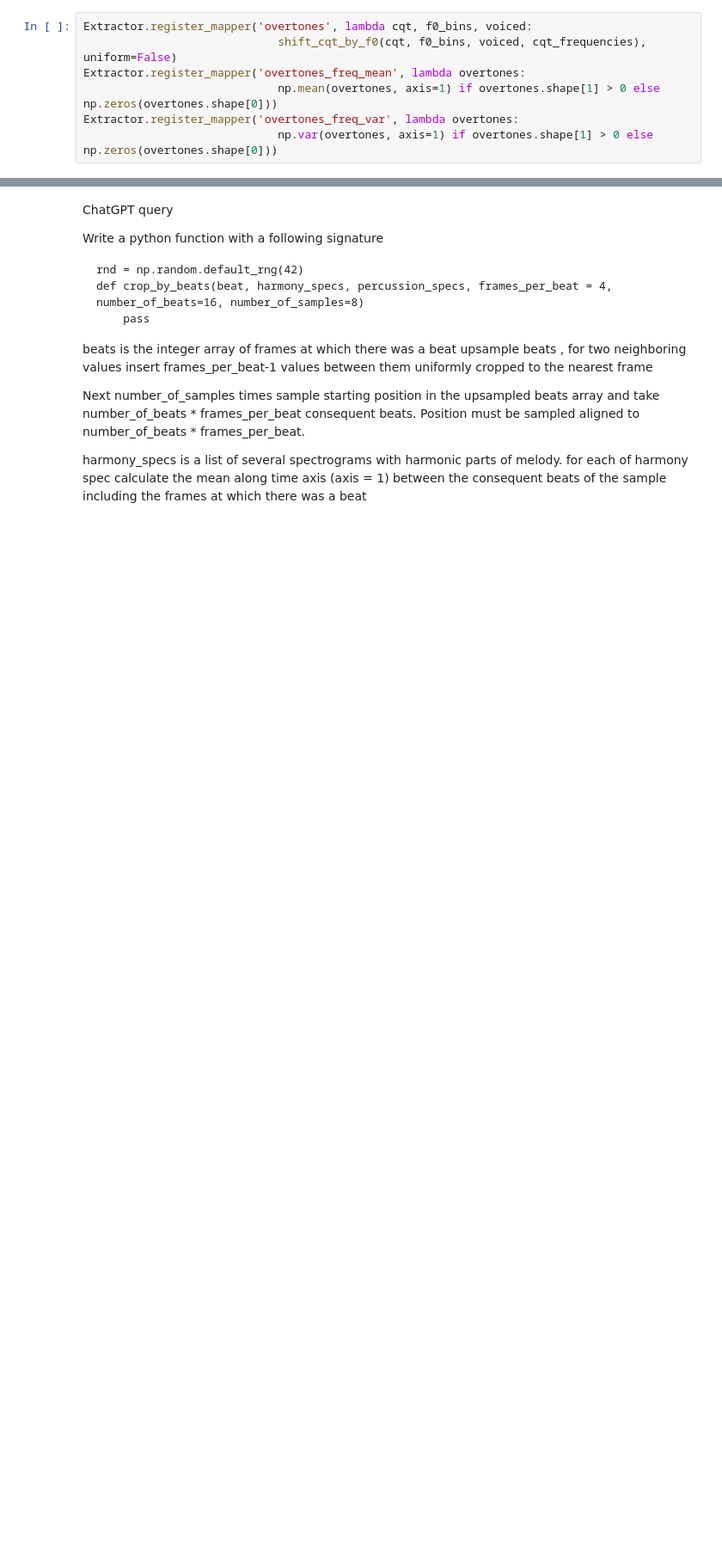
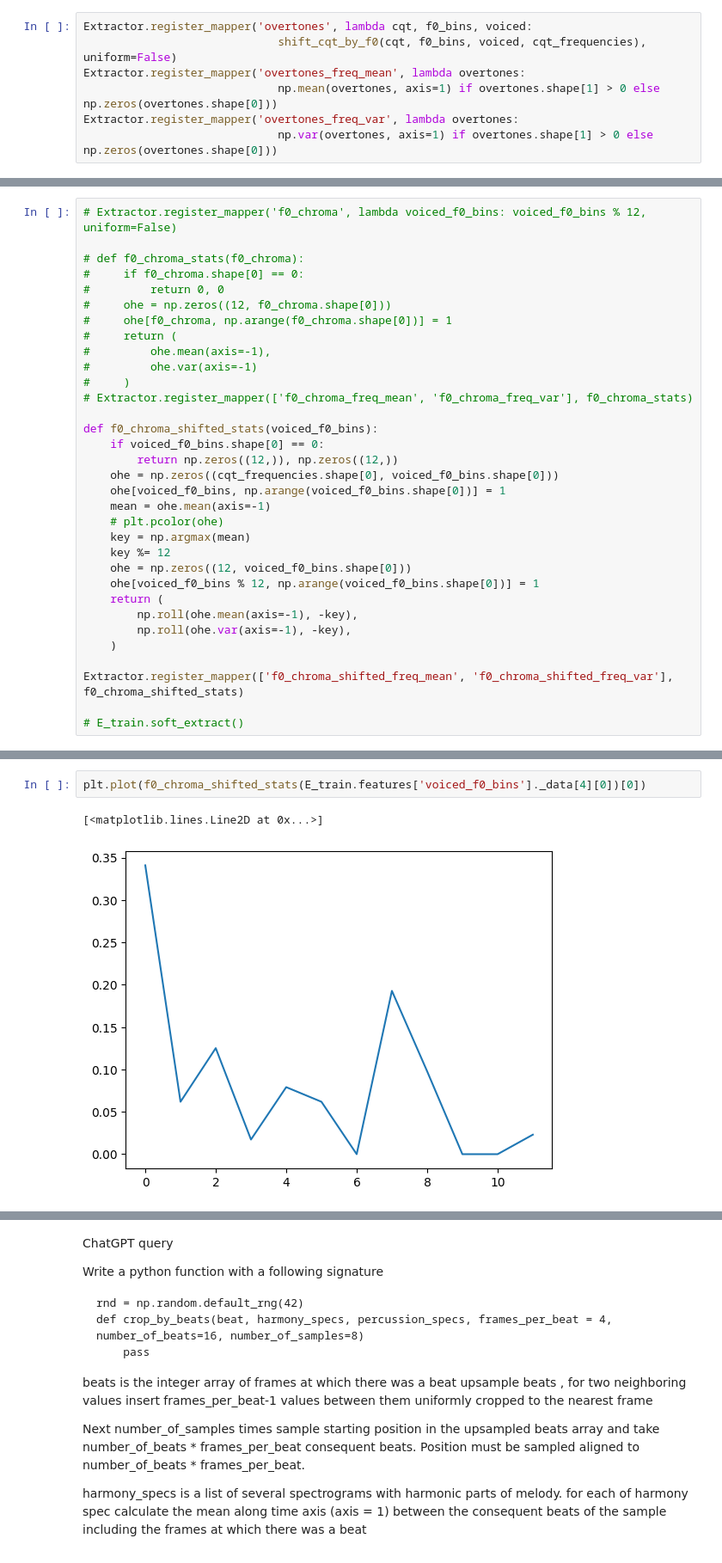
Before and after one commit to dmitrysluch/ariel-tds-music-genre, a Jupyter notebook: genre_detenction_ext.ipynb, the cells around one changed output, grey strips where cells are left out. Shown at 86% size. Cells and saved outputs as stored; diff of their text form; blank space fills up the shorter version.

```diff
--- a/genre_detenction_ext.ipynb
+++ b/genre_detenction_ext.ipynb
@@ -1214,0 +1207,33 @@ model, acc = train_and_evaluate_catboost(
+# %%
+# Extractor.register_mapper('f0_chroma', lambda voiced_f0_bins: voiced_f0_bins % 12, uniform=False)
+
+# def f0_chroma_stats(f0_chroma):
+#     if f0_chroma.shape[0] == 0:
+#         return 0, 0
+#     ohe = np.zeros((12, f0_chroma.shape[0]))
+#     ohe[f0_chroma, np.arange(f0_chroma.shape[0])] = 1
+#     return (
+#         ohe.mean(axis=-1),
+#         ohe.var(axis=-1)
+#     )
+# Extractor.register_mapper(['f0_chroma_freq_mean', 'f0_chroma_freq_var'], f0_chroma_stats)
+
+def f0_chroma_shifted_stats(voiced_f0_bins):
+    if voiced_f0_bins.shape[0] == 0:
+        return np.zeros((12,)), np.zeros((12,))
+    ohe = np.zeros((cqt_frequencies.shape[0], voiced_f0_bins.shape[0]))
+    ohe[voiced_f0_bins, np.arange(voiced_f0_bins.shape[0])] = 1
+    mean = ohe.mean(axis=-1)
+    # plt.pcolor(ohe)
+    key = np.argmax(mean)
+    key %= 12
+    ohe = np.zeros((12, voiced_f0_bins.shape[0]))
+    ohe[voiced_f0_bins % 12, np.arange(voiced_f0_bins.shape[0])] = 1
+    return (
+        np.roll(ohe.mean(axis=-1), -key),
+        np.roll(ohe.var(axis=-1), -key),
+    )
+
+Extractor.register_mapper(['f0_chroma_shifted_freq_mean', 'f0_chroma_shifted_freq_var'], f0_chroma_shifted_stats)
+
+# E_train.soft_extract()
@@ -1214,0 +1246,5 @@ model, acc = train_and_evaluate_catboost(
+# %%
+plt.plot(f0_chroma_shifted_stats(E_train.features['voiced_f0_bins']._data[4][0])[0])
+# %% [output]
+[<matplotlib.lines.Line2D at 0x...>]
+[figure, added]
```
Also changed, not shown: parts of 39 cells of this notebook.
